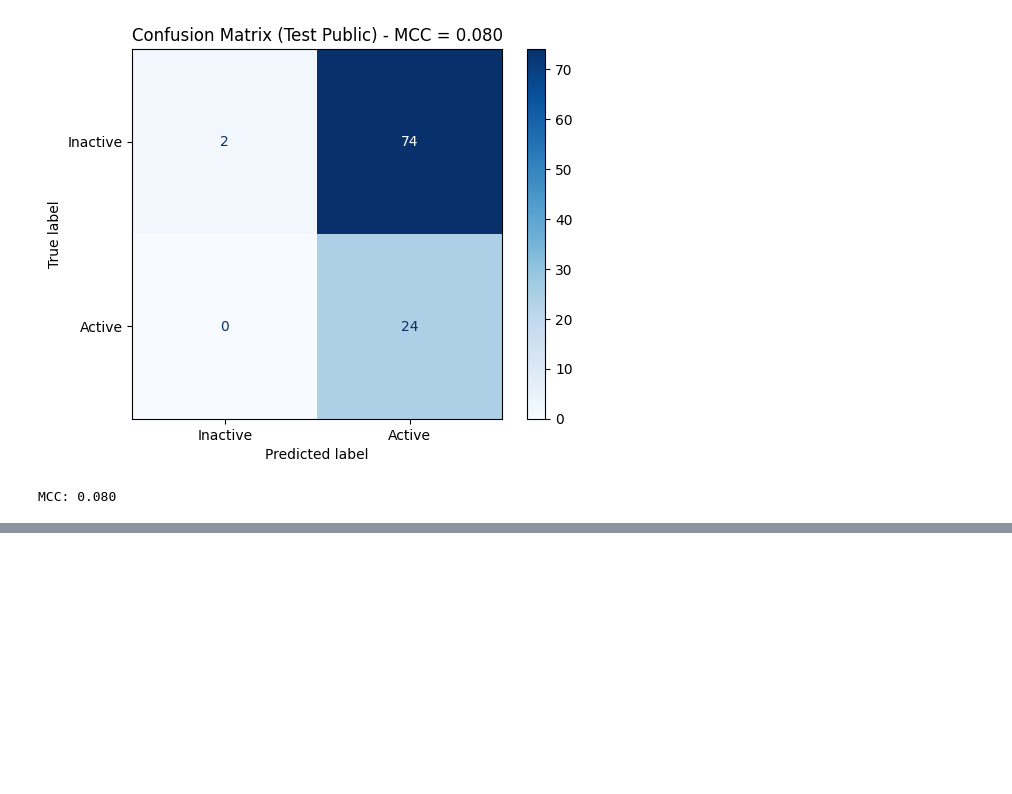
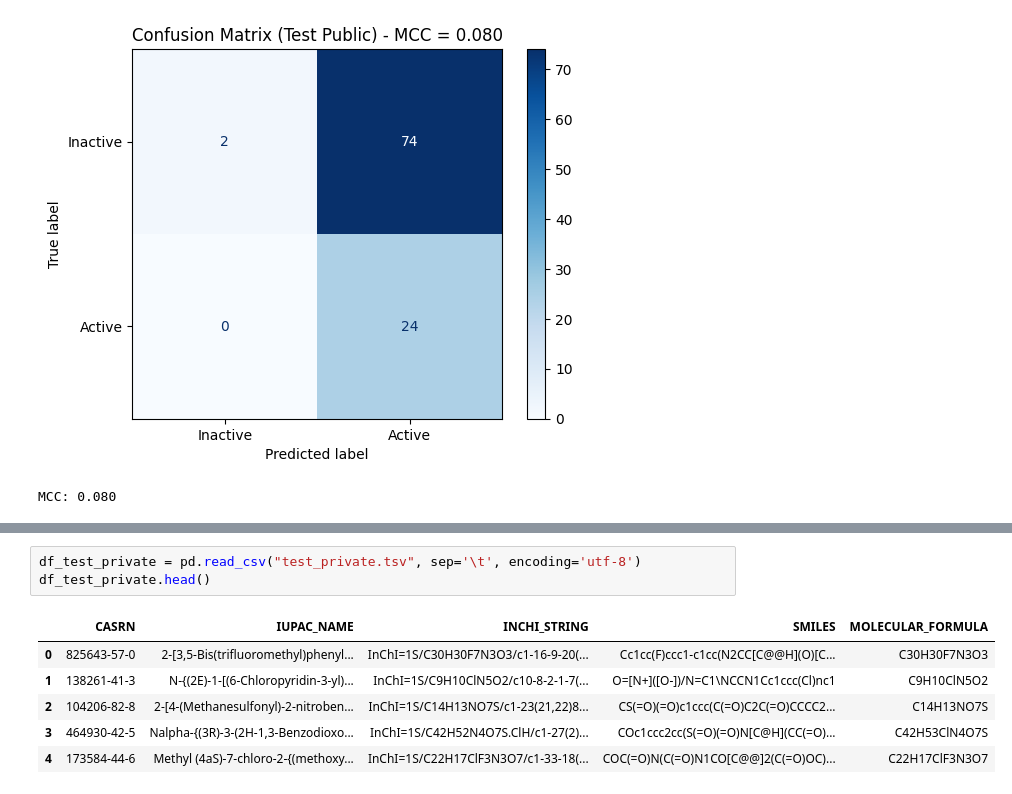
Before and after one commit to gotoh-poclab/chemoinformatics-hackathon-2025, a Jupyter notebook: note/test_notebook.ipynb, the cells around one changed output, grey strips where cells are left out. Saved outputs shown, nothing was run; the diff lists cells and outputs as text; blank space fills up the shorter version.

```diff
--- a/note/test_notebook.ipynb
+++ b/note/test_notebook.ipynb
@@ -379,0 +389,10 @@ MCC: 0.080
+# %%
+df_test_private = pd.read_csv("test_private.tsv", sep='\t', encoding='utf-8')
+df_test_private.head()
+# %% [output]
+|  | CASRN | IUPAC_NAME | INCHI_STRING | SMILES | MOLECULAR_FORMULA |
+| 0 | 825643-57-0 | 2-[3,5-Bis(trifluoromethyl)phenyl... | InChI=1S/C30H30F7N3O3/c1-16-9-20(... | Cc1cc(F)ccc1-c1cc(N2CC[C@@H](O)[C... | C30H30F7N3O3 |
+| 1 | 138261-41-3 | N-{(2E)-1-[(6-Chloropyridin-3-yl)... | InChI=1S/C9H10ClN5O2/c10-8-2-1-7(... | O=[N+]([O-])/N=C1\NCCN1Cc1ccc(Cl)nc1 | C9H10ClN5O2 |
+| 2 | 104206-82-8 | 2-[4-(Methanesulfonyl)-2-nitroben... | InChI=1S/C14H13NO7S/c1-23(21,22)8... | CS(=O)(=O)c1ccc(C(=O)C2C(=O)CCCC2... | C14H13NO7S |
+| 3 | 464930-42-5 | Nalpha-{(3R)-3-(2H-1,3-Benzodioxo... | InChI=1S/C42H52N4O7S.ClH/c1-27(2)... | COc1ccc2cc(S(=O)(=O)N[C@H](CC(=O)... | C42H53ClN4O7S |
+| 4 | 173584-44-6 | Methyl (4aS)-7-chloro-2-{(methoxy... | InChI=1S/C22H17ClF3N3O7/c1-33-18(... | COC(=O)N(C(=O)N1CO[C@@]2(C(=O)OC)... | C22H17ClF3N3O7 |
```
Also changed, not shown: parts of 10 cells of this notebook.
